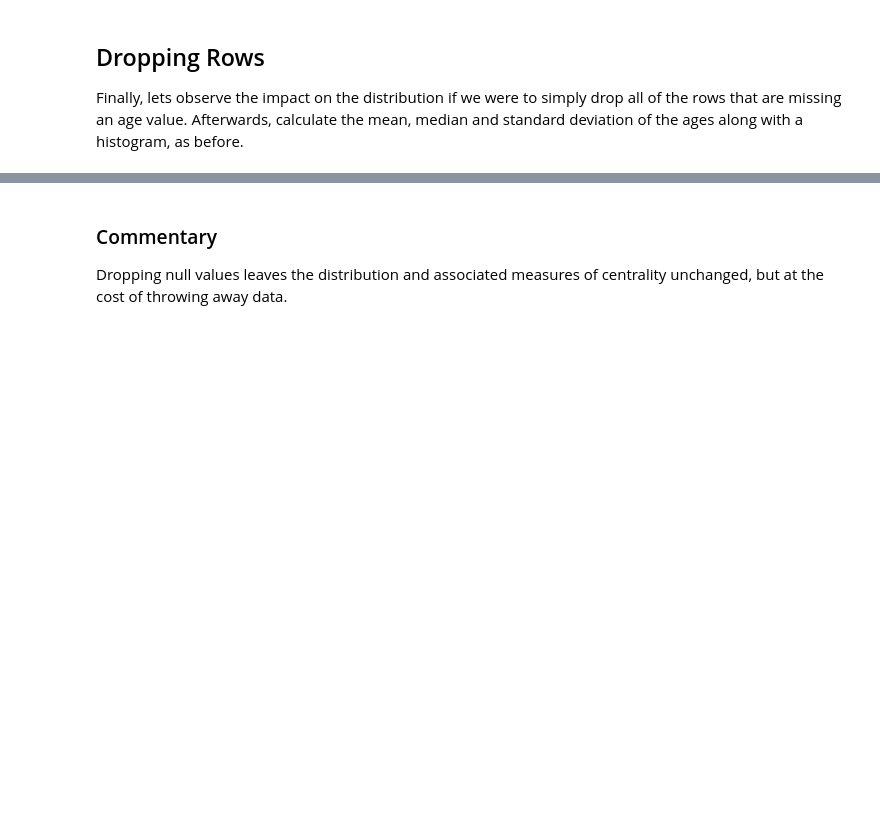
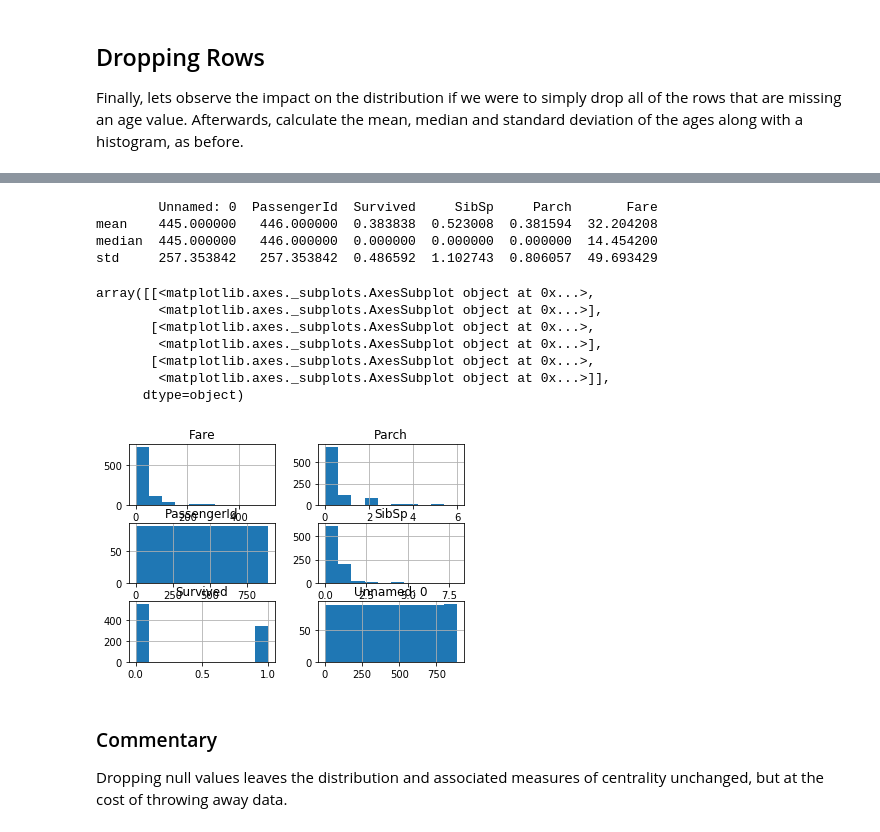
Before and after one commit to reubenarmd/dsc-more-on-missing-data-lab-nyc-ds-082619, a Jupyter notebook: index.ipynb, the cells around one changed output, grey strips where cells are left out. Saved outputs shown, nothing was run; the diff lists cells and outputs as text; code cells hidden in the pictures; blank space fills up the shorter version.

```diff
--- a/index.ipynb
+++ b/index.ipynb
@@ -113,5 +113,5 @@ Finally, lets observe the impact on the distribution if we were to simply drop a
 droppedage=df.drop(columns = ['Age'])#Your code here
 droppedage.head()
 print(droppedage.apply(['mean','median','std']))
-df.e.hist()
+droppedage.hist()
 # %% [output]
@@ -124,3 +118,15 @@ df.e.hist()
+        Unnamed: 0  PassengerId  Survived     SibSp     Parch       Fare
+mean    445.000000   446.000000  0.383838  0.523008  0.381594  32.204208
+median  445.000000   446.000000  0.000000  0.000000  0.000000  14.454200
+std     257.353842   257.353842  0.486592  1.102743  0.806057  49.693429
+array([[<matplotlib.axes._subplots.AxesSubplot object at 0x...>,
+        <matplotlib.axes._subplots.AxesSubplot object at 0x...>],
+       [<matplotlib.axes._subplots.AxesSubplot object at 0x...>,
+        <matplotlib.axes._subplots.AxesSubplot object at 0x...>],
+       [<matplotlib.axes._subplots.AxesSubplot object at 0x...>,
+        <matplotlib.axes._subplots.AxesSubplot object at 0x...>]],
+      dtype=object)
+[figure, added]
 # %% [markdown]
 ### Commentary
 
```
Also changed, not shown: parts of 1 cell of this notebook.
